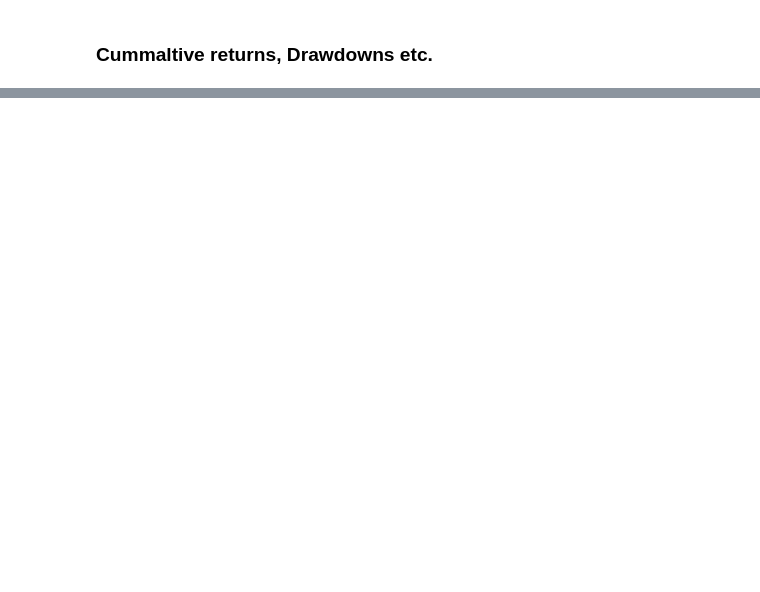
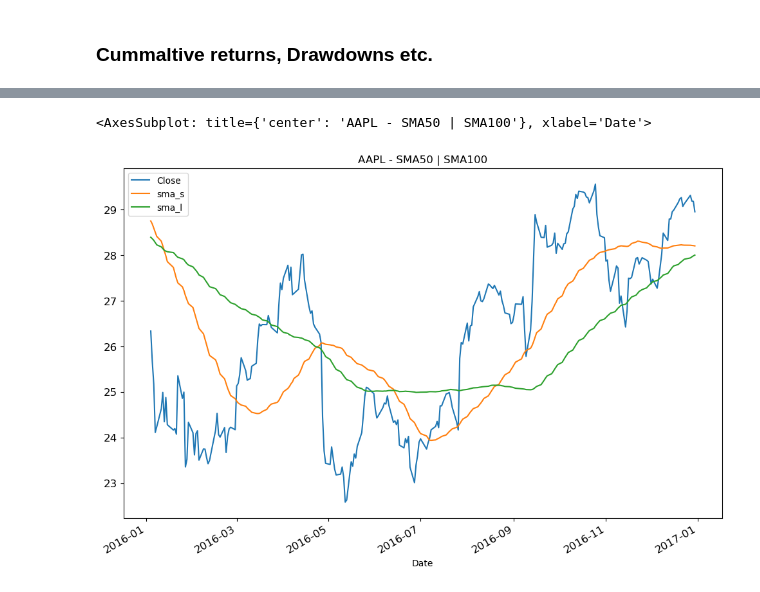
Before and after one commit to Shawnzty/algo-trade, a Jupyter notebook: YT3.ipynb, the cells around one changed output, grey strips where cells are left out. Cells and saved outputs as stored; diff of their text form; code cells hidden in the pictures; blank space fills up the shorter version.

```diff
--- a/YT3.ipynb
+++ b/YT3.ipynb
@@ -422,0 +680,5 @@ apple
+# %%
+data.loc["2016"].plot(figsize=(12,8), title="AAPL - SMA{} | SMA{}".format(sma_s, sma_l), fontsize=12)
+# %% [output]
+<AxesSubplot: title={'center': 'AAPL - SMA50 | SMA100'}, xlabel='Date'>
+[figure, added]
```
Also changed, not shown: parts of 44 cells of this notebook.
